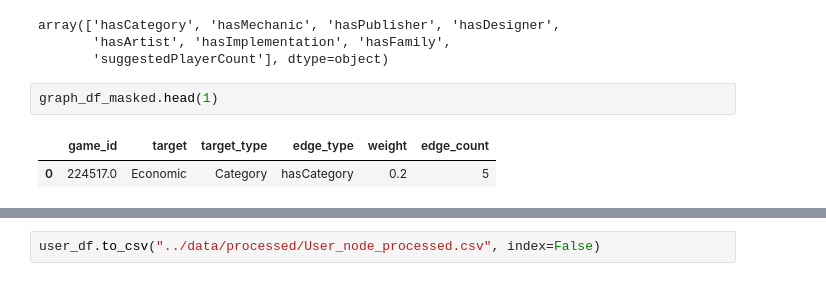
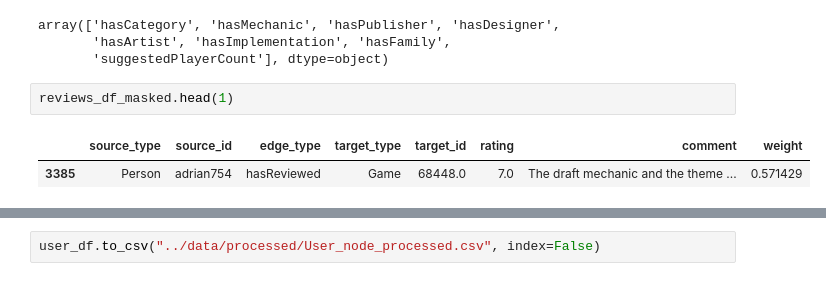
Before and after one commit to c-macmillan/BoardGameRecommender, a Jupyter notebook: notebooks/preprocess.ipynb, the cells around one changed output, grey strips where cells are left out. Drawn from its saved outputs; the diff is of its cells as text.

Commit message:
reweights the edges to account for how common an edge type is

```diff
--- a/notebooks/preprocess.ipynb
+++ b/notebooks/preprocess.ipynb
@@ -324,7 +324,7 @@ array(['hasCategory', 'hasMechanic', 'hasPublisher', 'hasDesigner',
        'hasArtist', 'hasImplementation', 'hasFamily',
        'suggestedPlayerCount'], dtype=object)
 # %%
-graph_df_masked.head(1)
+reviews_df_masked.head(1)
 # %% [output]
-|  | game_id | target | target_type | edge_type | weight | edge_count |
-| 0 | 224517.0 | Economic | Category | hasCategory | 0.2 | 5 |
+|  | source_type | source_id | edge_type | target_type | target_id | rating | comment | weight |
+| 3385 | Person | adrian754 | hasReviewed | Game | 68448.0 | 7.0 | The draft mechanic and the theme ... | 0.571429 |
```
Also changed, not shown: parts of 10 cells of this notebook, 1 other file.
